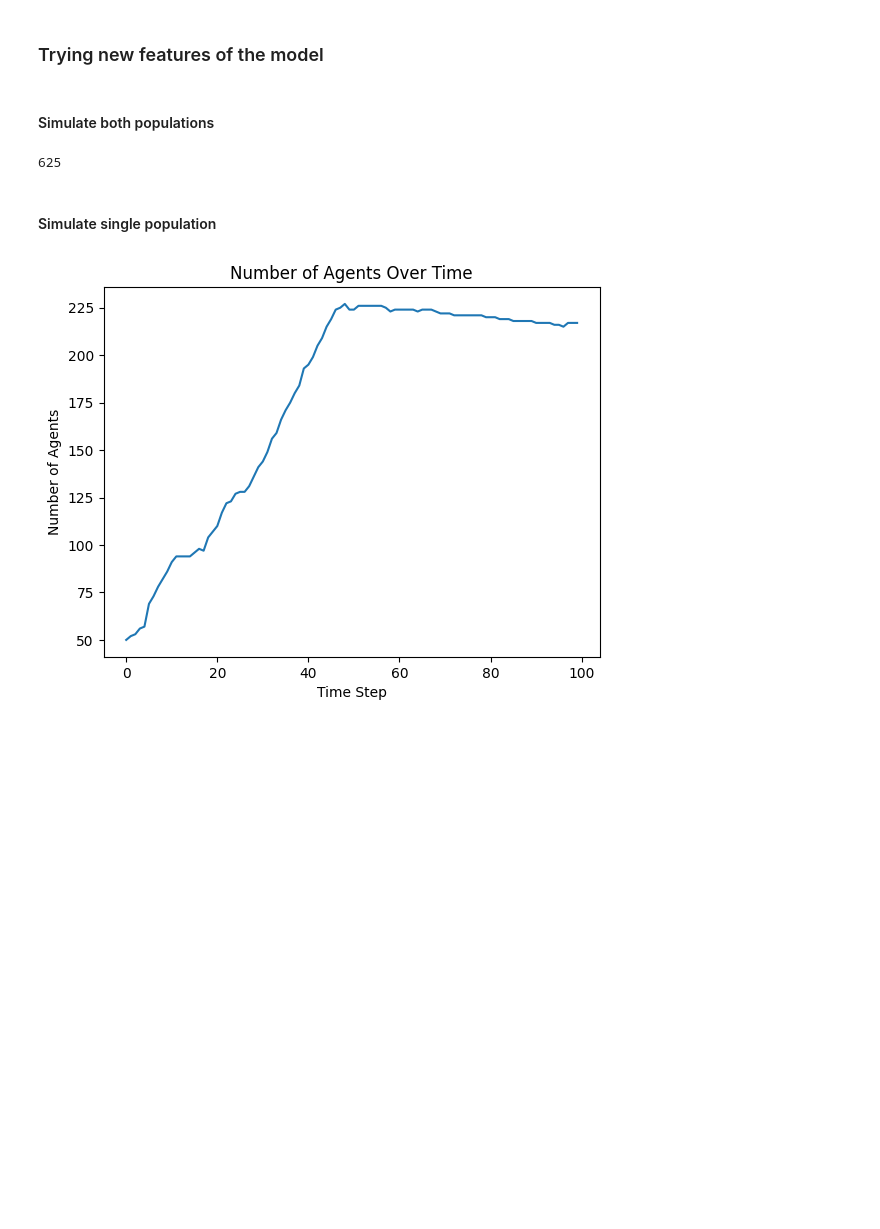
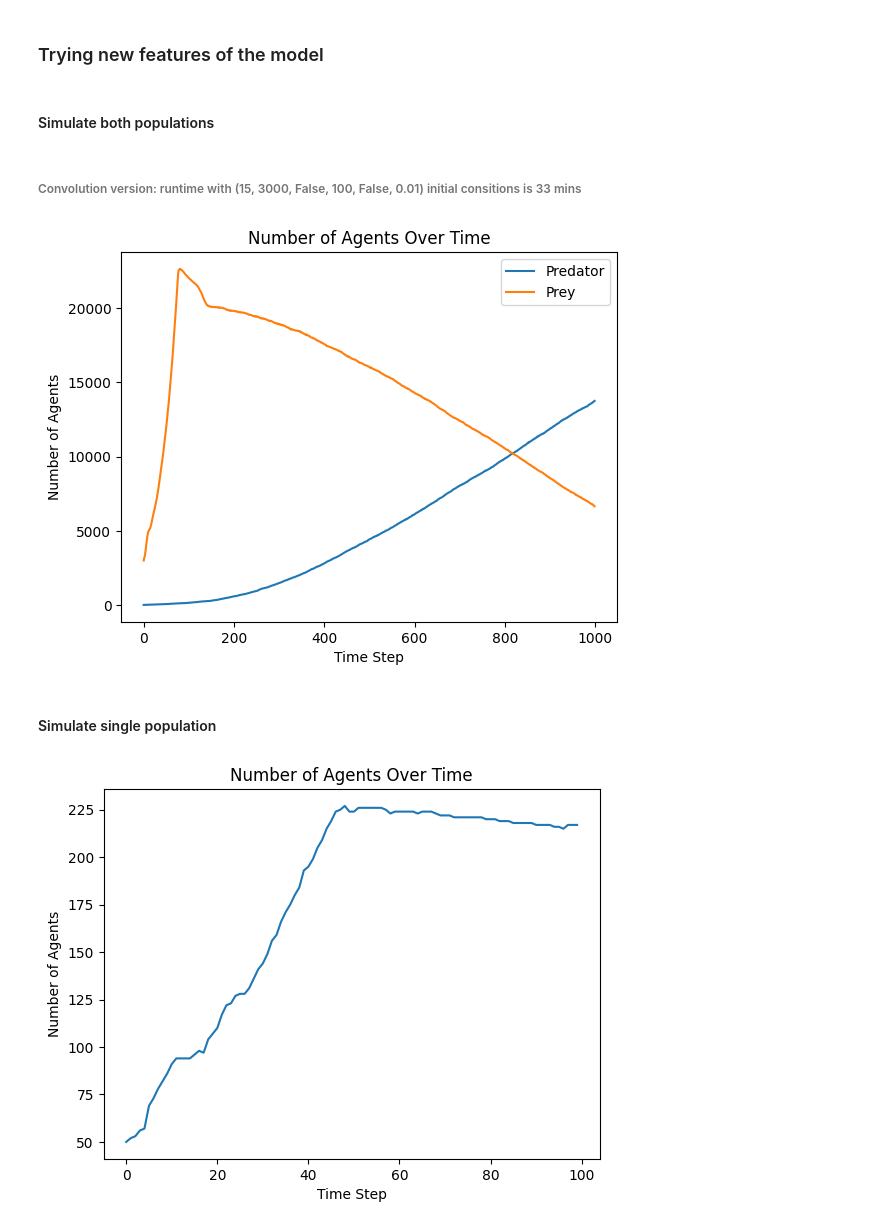
Before and after one commit to IlyaSchneider10/BottMedical_Microbiome, a Jupyter notebook: Play_around.ipynb, the cells around one changed output. Drawn from its saved outputs; the diff is of its cells as text; code cells hidden in the pictures; blank space fills up the shorter version.

```diff
--- a/Play_around.ipynb
+++ b/Play_around.ipynb
@@ -134,37 +134,37 @@ create_batch_report(results)
 ### Trying new features of the model
 # %% [markdown]
 #### Simulate both populations
+# %% [markdown]
+###### Convolution version: runtime with (15, 3000, False, 100, False, 0.01) initial consitions is 33 mins
 # %%
 #Making x steps with in the model
 x = 1000
 
-model = Microbiome(5, 30, False, 25, 25, immediate_killing = False, aggressiveness = 0.01)
+model = Microbiome(15, 3000, False, 100, 100, immediate_killing = False, aggressiveness = 0.01)
 for i in range(x):
     model.step()
 
 # Check the numbers of agents
 
 agent_num_data = model.datacollector.get_model_vars_dataframe()
 num_of_agents_1 = agent_num_data.loc[:,"Type_a_1"]
 num_of_agents_2 = agent_num_data.loc[:,"Type_a_2"]
 number_of_time_steps = agent_num_data.index
 
 # Plotting the number of agents over time
 plt.plot(number_of_time_steps, num_of_agents_1, label = "Predator")
 plt.plot(number_of_time_steps, num_of_agents_2, label = "Prey")
 
 # Adding labels and title
 plt.legend()
 plt.xlabel('Time Step')
 plt.ylabel('Number of Agents')
 plt.title('Number of Agents Over Time')
 
 # Displaying the plot
 plt.show()
+# %% [output]
+[figure, added]
-# %%
-len(model.grid.get_neighborhood((0,0), True, True, 27))
-# %% [output]
-625
 # %% [markdown]
 #### Simulate single population
 # %%
```
Also changed, not shown: parts of 2 cells of this notebook, 2 other files.
